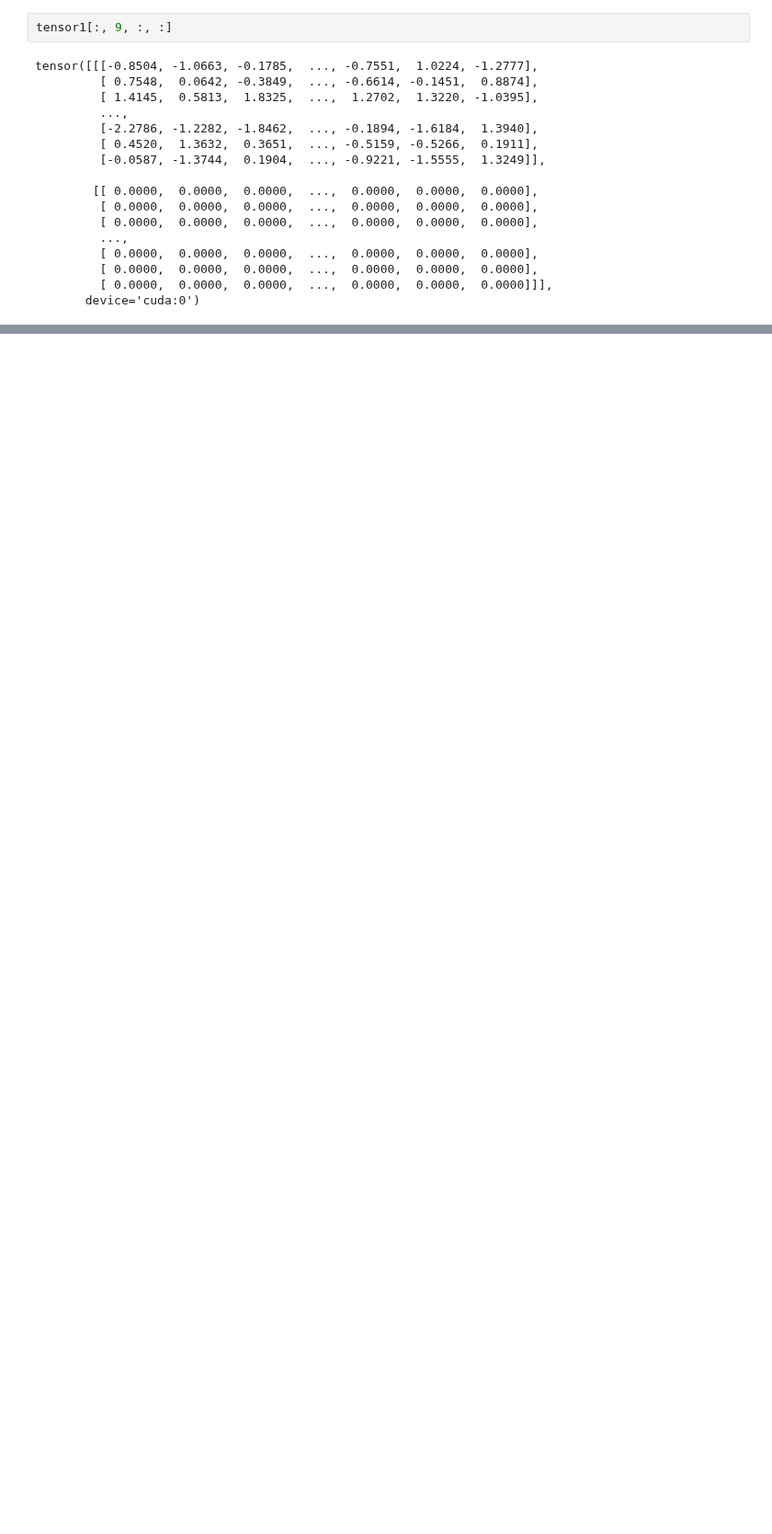
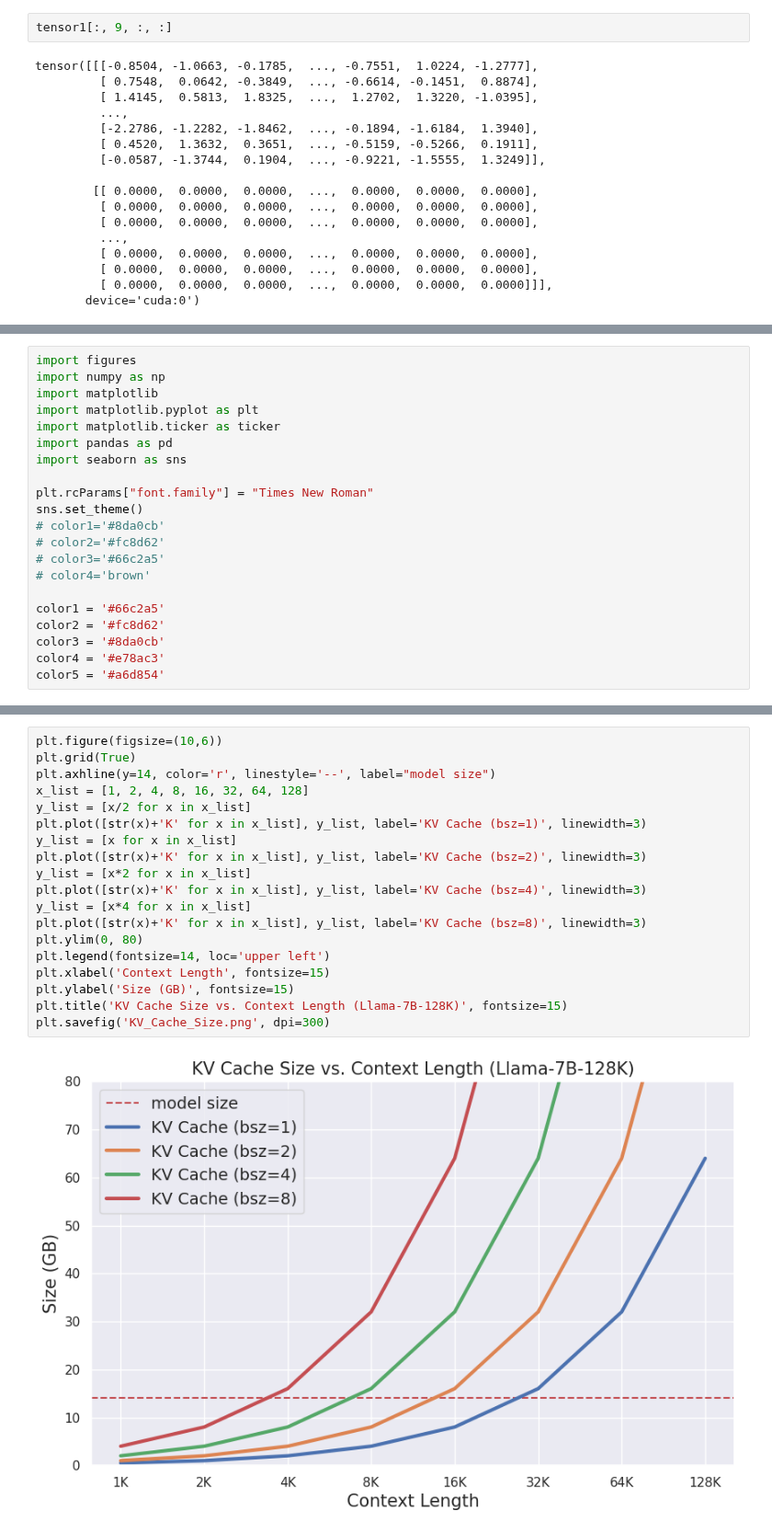
Before and after one commit to ranonrkm/TriForce-legacy, a Jupyter notebook: apps/test_flash_attn.ipynb, the cells around one changed output, grey strips where cells are left out. Shown at 92% size. Drawn from its saved outputs; the diff is of its cells as text; blank space fills up the shorter version.

```diff
--- a/apps/test_flash_attn.ipynb
+++ b/apps/test_flash_attn.ipynb
@@ -244,0 +284,21 @@ tensor([[[-0.8504, -1.0663, -0.1785,  ..., -0.7551,  1.0224, -1.2777],
+# %%
+import figures
+import numpy as np
+import matplotlib
+import matplotlib.pyplot as plt
+import matplotlib.ticker as ticker
+import pandas as pd
+import seaborn as sns
+
+plt.rcParams["font.family"] = "Times New Roman"
+sns.set_theme()
+# color1='#8da0cb'
+# color2='#fc8d62'
+# color3='#66c2a5'
+# color4='brown'
+
+color1 = '#66c2a5'
+color2 = '#fc8d62'
+color3 = '#8da0cb'
+color4 = '#e78ac3'
+color5 = '#a6d854'
@@ -244,0 +388,21 @@ tensor([[[-0.8504, -1.0663, -0.1785,  ..., -0.7551,  1.0224, -1.2777],
+# %%
+plt.figure(figsize=(10,6))
+plt.grid(True)
+plt.axhline(y=14, color='r', linestyle='--', label="model size")
+x_list = [1, 2, 4, 8, 16, 32, 64, 128]
+y_list = [x/2 for x in x_list]
+plt.plot([str(x)+'K' for x in x_list], y_list, label='KV Cache (bsz=1)', linewidth=3)
+y_list = [x for x in x_list]
+plt.plot([str(x)+'K' for x in x_list], y_list, label='KV Cache (bsz=2)', linewidth=3)
+y_list = [x*2 for x in x_list]
+plt.plot([str(x)+'K' for x in x_list], y_list, label='KV Cache (bsz=4)', linewidth=3)
+y_list = [x*4 for x in x_list]
+plt.plot([str(x)+'K' for x in x_list], y_list, label='KV Cache (bsz=8)', linewidth=3)
+plt.ylim(0, 80)
+plt.legend(fontsize=14, loc='upper left')
+plt.xlabel('Context Length', fontsize=15)
+plt.ylabel('Size (GB)', fontsize=15)
+plt.title('KV Cache Size vs. Context Length (Llama-7B-128K)', fontsize=15)
+plt.savefig('KV_Cache_Size.png', dpi=300)
+# %% [output]
+[figure, added]
```
Also changed, not shown: parts of 15 cells of this notebook, 7 other files.
